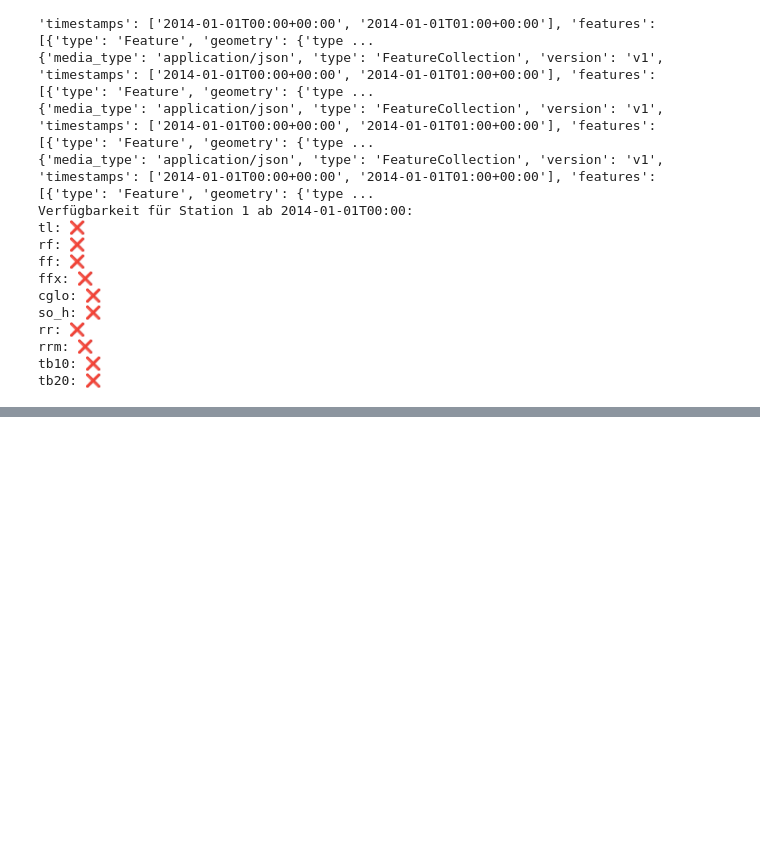
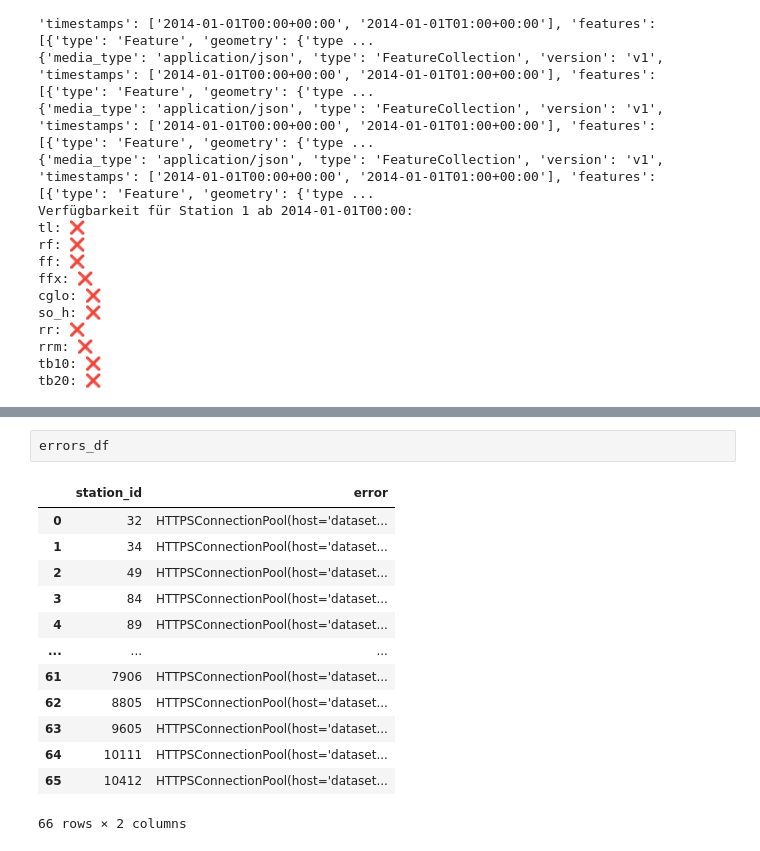
Before and after one commit to johannesgl4d0s/ersatzwerte_project, a Jupyter notebook: notebooks/03_02_check_weather_data.ipynb, the cells around one changed output, grey strips where cells are left out. Saved outputs shown, nothing was run; the diff lists cells and outputs as text; blank space fills up the shorter version.

```diff
--- a/notebooks/03_02_check_weather_data.ipynb
+++ b/notebooks/03_02_check_weather_data.ipynb
@@ -235,0 +643,16 @@ tb20: ❌
+# %%
+errors_df
+# %% [output]
+|  | station_id | error |
+| 0 | 32 | HTTPSConnectionPool(host='dataset... |
+| 1 | 34 | HTTPSConnectionPool(host='dataset... |
+| 2 | 49 | HTTPSConnectionPool(host='dataset... |
+| 3 | 84 | HTTPSConnectionPool(host='dataset... |
+| 4 | 89 | HTTPSConnectionPool(host='dataset... |
+| ... | ... | ... |
+| 61 | 7906 | HTTPSConnectionPool(host='dataset... |
+| 62 | 8805 | HTTPSConnectionPool(host='dataset... |
+| 63 | 9605 | HTTPSConnectionPool(host='dataset... |
+| 64 | 10111 | HTTPSConnectionPool(host='dataset... |
+| 65 | 10412 | HTTPSConnectionPool(host='dataset... |
+66 rows × 2 columns
```
Also changed, not shown: parts of 14 cells of this notebook, 1 other file.
